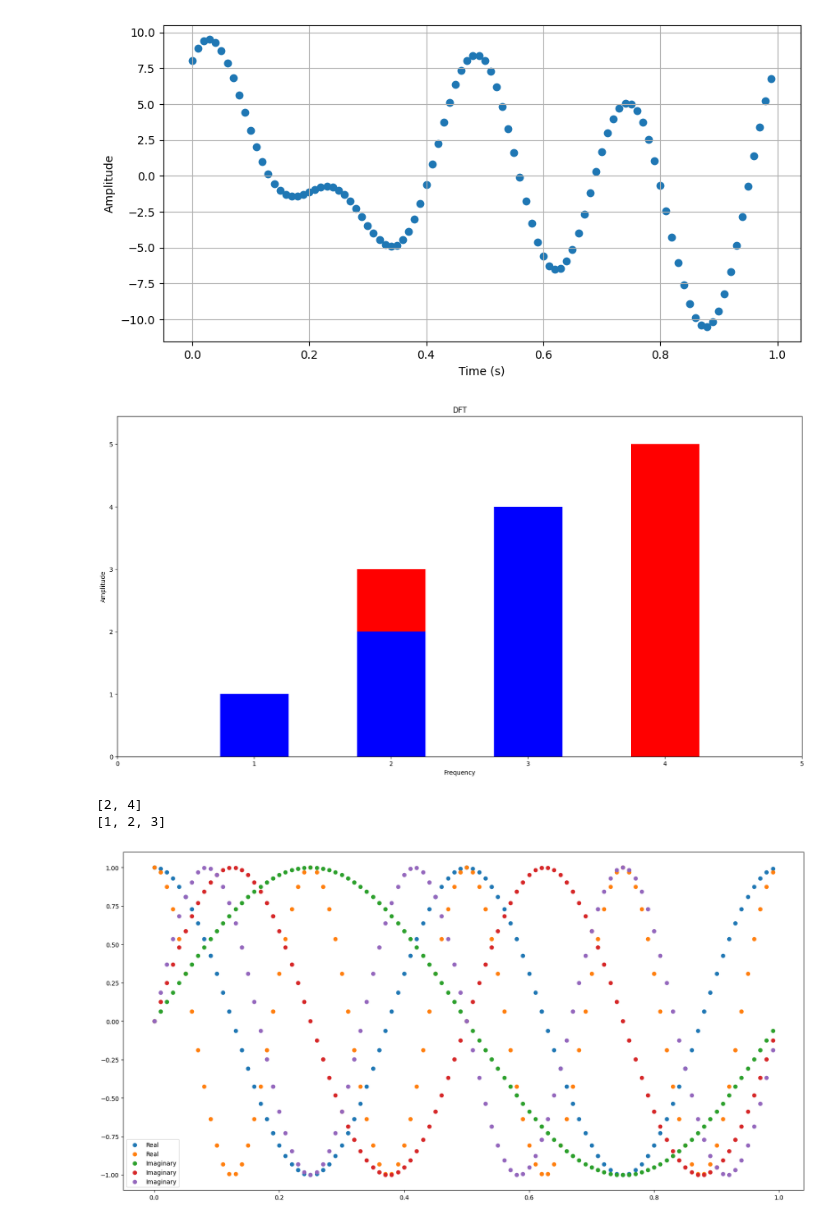
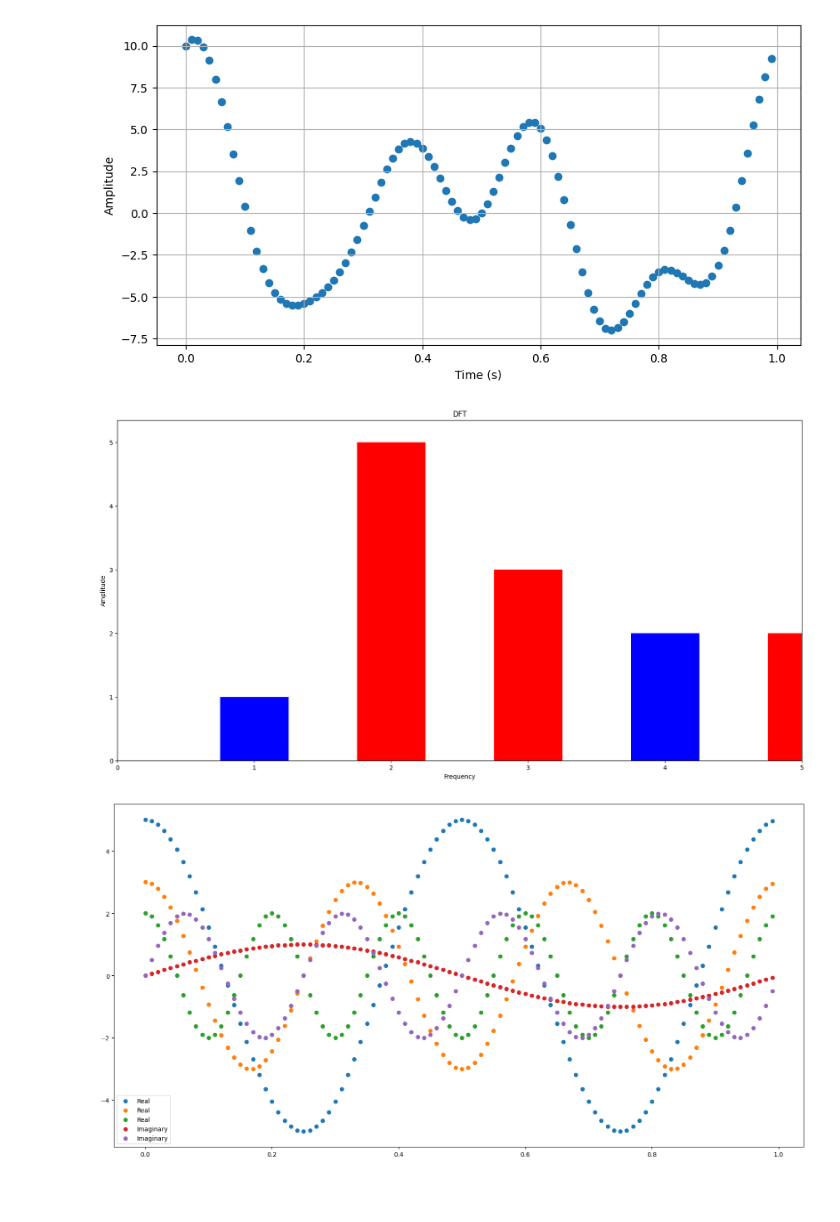
Before and after one commit to AKKatung159/City-webpage, a Jupyter notebook: 4G/4G.ipynb, the cells around one changed output. Drawn from its saved outputs; the diff is of its cells as text; code cells hidden in the pictures; blank space fills up the shorter version.

```diff
--- a/4G/4G.ipynb
+++ b/4G/4G.ipynb
@@ -5,7 +5,8 @@ import matplotlib.pyplot as plt
 import seaborn as sns
 # %%
 # Read the data
-df = pd.read_excel('data.xlsx')
+# df = pd.read_excel('data.xlsx')
+df = pd.read_excel('Quiz 4g.xlsx')
 
 # Number of sample points
 N = 100
@@ -38,7 +39,7 @@ plt.ylabel('Amplitude')
 plt.grid()
 plt.show()
 # %% [output]
-[figure, old version]
+[figure, new version]
 # %%
 #DFT
 ReX = np.zeros(N)
@@ -82,30 +83,30 @@ plt.ylabel('Amplitude')
 plt.title('DFT')
 plt.show()
 # %% [output]
-[figure, old version]
+[figure, new version]
 # %%
 ReAns=[]
 ImAns=[]
+ReAnsF=[]
+ImAnsF=[]
 for i in range(N//2):
     if ReXAvg[i]>0.5:
-        ReAns.append(i)
+        ReAns.append(ReXAvg[i])
+        ReAnsF.append(frequency[i])
     if ImXAvg[i]>0.5:
-        ImAns.append(i)
-print(ReAns)
-print(ImAns)
+        ImAns.append(ImXAvg[i])
+        ImAnsF.append(frequency[i])
 
 #plot sin of ImAns and cos of ReAns
 plt.figure(figsize=(20,10))
 for i in range(len(ReAns)):
-    plt.scatter(t, np.cos(2*np.pi*ReAns[i]*t), label='Real')
+    plt.scatter(t,ReAns[i]* np.cos(2*np.pi*ReAnsF[i]*t), label='Real')
 for i in range(len(ImAns)):
-    plt.scatter(t, np.sin(2*np.pi*ImAns[i]*t), label='Imaginary')
+    plt.scatter(t,ImAns[i]* np.sin(2*np.pi*ImAnsF[i]*t), label='Imaginary')
 plt.legend()
 plt.show()
 # %% [output]
-[2, 4]
-[1, 2, 3]
-[figure, old version]
+[figure, new version]
 # %%
 #plot sin of ImAns and cos of ReAns check
 check =0;
```
Also changed, not shown: parts of 3 cells of this notebook, 5 other files.
